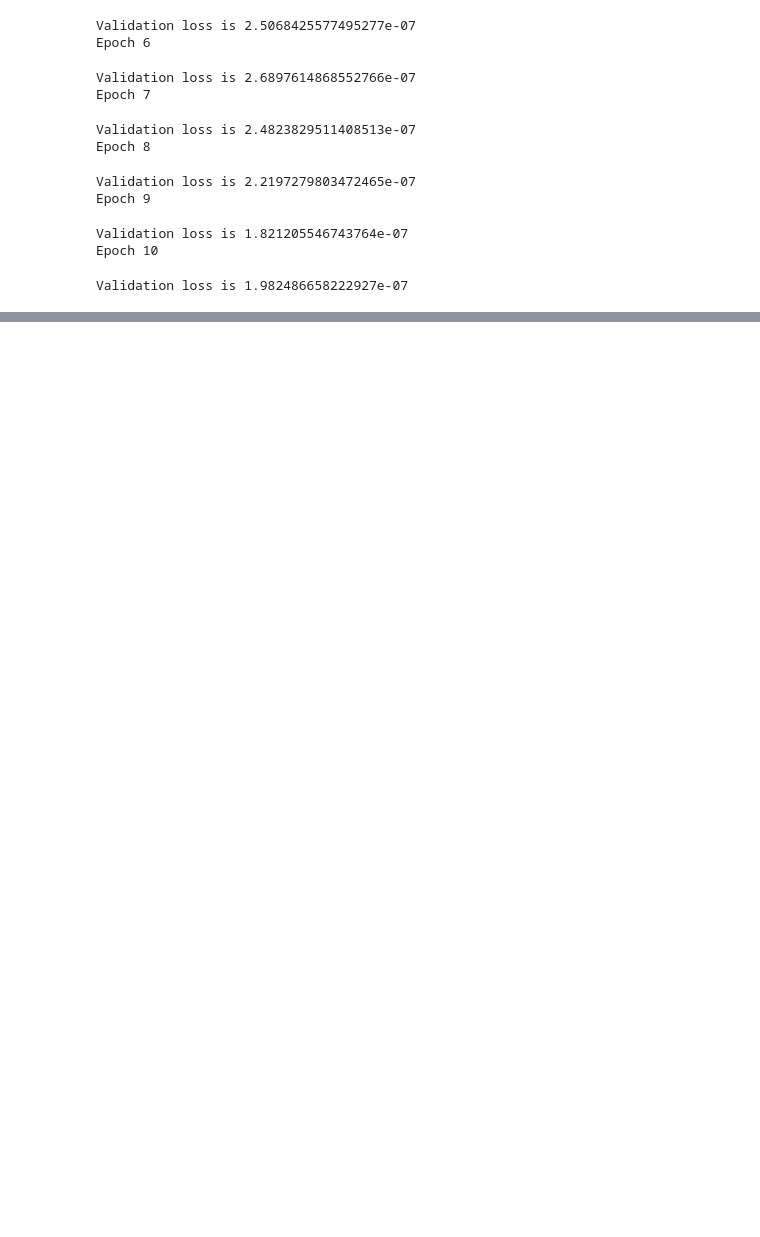
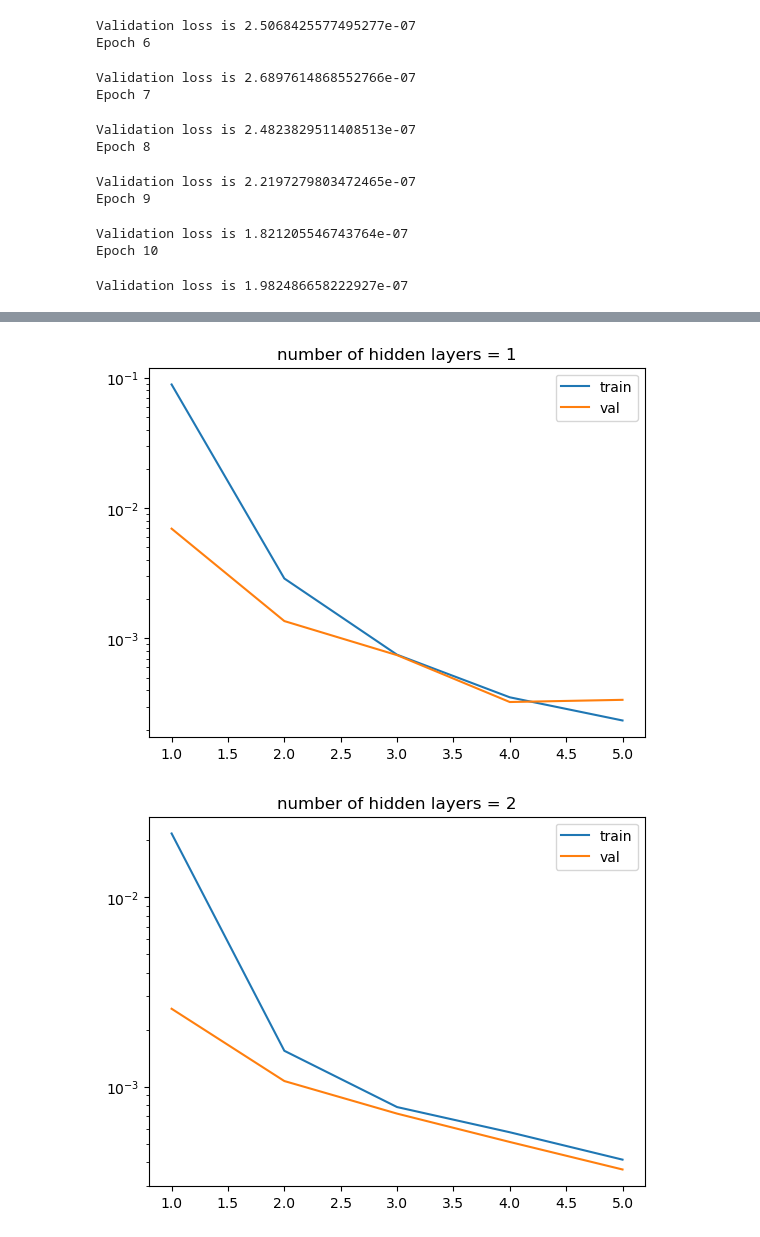
Before and after one commit to GerbenBeintema/gym-unbalanced-disk, a Jupyter notebook: test.ipynb, the cells around one changed output, grey strips where cells are left out. Saved outputs shown, nothing was run; the diff lists cells and outputs as text; code cells hidden in the pictures; blank space fills up the shorter version.

Commit message:
Additional model sizes and data

```diff
--- a/test.ipynb
+++ b/test.ipynb
@@ -22,5 +25,5 @@ dl_test = DataLoader(Dataset_test, batch_size=32, shuffle=True)
 # %%
-model = ANN(Xtrain.shape[1], Ytrain.shape[1])
+model = ANN(5)
 
 # Show model summary
 model
@@ -60,3 +63,11 @@ Epoch 9
 Validation loss is 1.821205546743764e-07
 Epoch 10
 Validation loss is 1.982486658222927e-07
+# %%
+# Test appropriate model outfeatures
+for i in range(1, 11):
+    model = ANN(i)
+    model.name = f'ANN_{i}'
+    train_module = Trainer(model, dl_train, dl_val, dl_test)
+    train_module.fit(epochs=5, batch_size=64) # Increase batch size to 64
+    train_module.save_model('savefolderpytorch')
@@ -62,0 +102,19 @@ Validation loss is 1.982486658222927e-07
+# %%
+for i in range(1, 11):
+    res1 = zip(pd.read_csv(f'savefolderpytorch\\train_ANN_{i}.csv').groupby('epoch').mean()['loss'], pd.read_csv(f'savefolderpytorch\\val_ANN_{i}.csv')['loss'])
+    list_object = np.empty(shape=(5, 2))
+    for j in range(5):
+        list_object[j,:] = next(res1)
+    list_object
+
+    x = np.linspace(1, 5, 5)
+    train = list_object[:,0]
+    val = list_object[:,1]
+    plt.semilogy(x, train, label='train')
+    plt.semilogy(x, val, label='val')
+    plt.title(f"number of hidden layers = {i}")
+    plt.legend()
+    plt.show()
+# %% [output]
+[figure, added]
+[figure, added]
```
Also changed, not shown: parts of 4 cells of this notebook, 31 other files.
